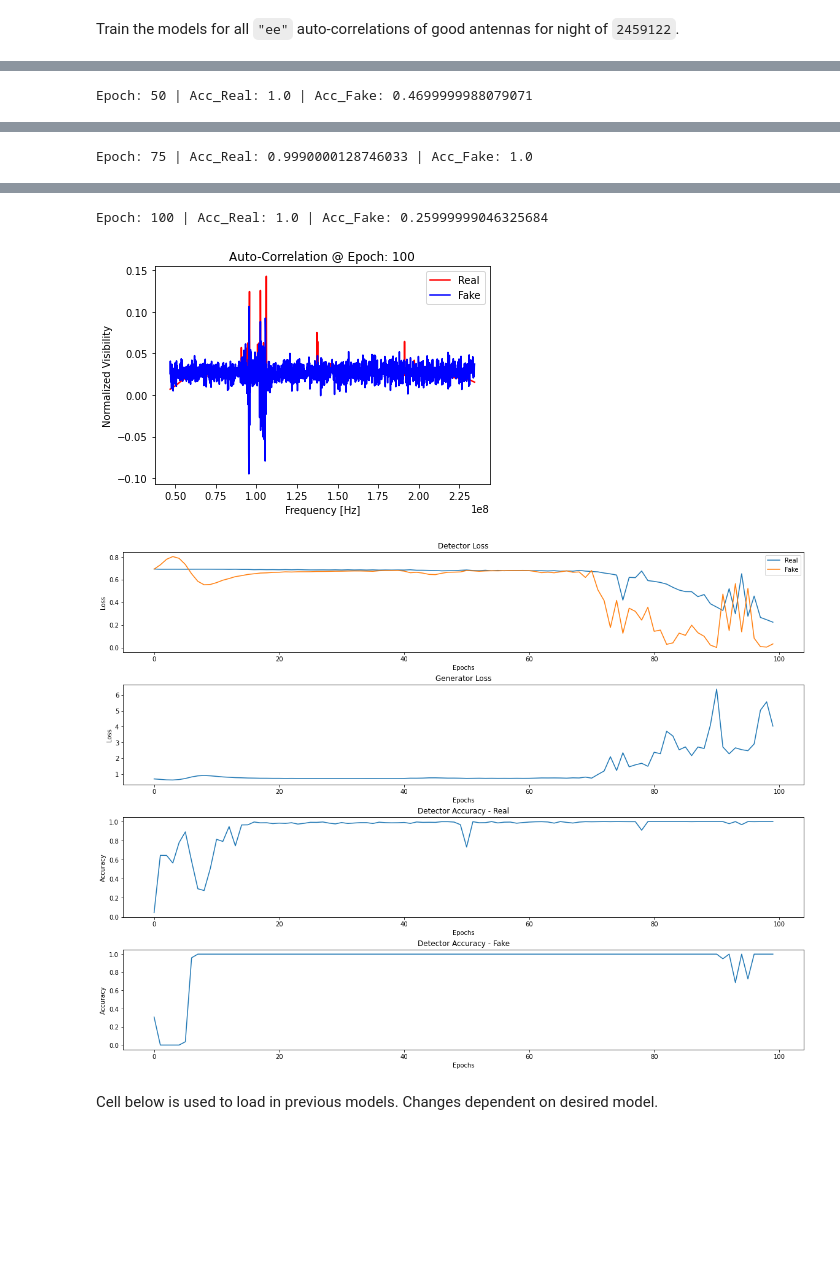
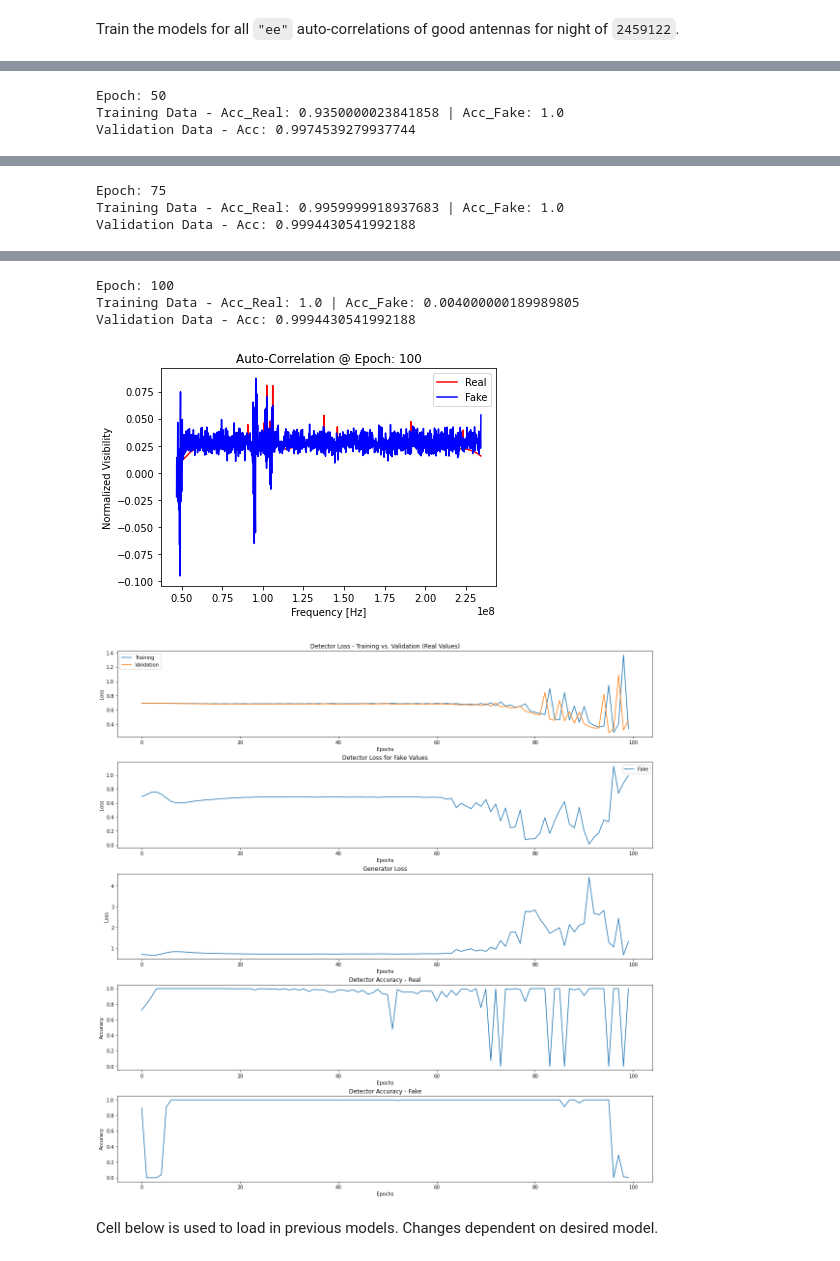
Before and after one commit to jshy883/jshy883-2459122-H4C_Machine-Learning_Practice-, a Jupyter notebook: hera_data_practice_v3.ipynb, the cells around one changed output, grey strips where cells are left out. Drawn from its saved outputs; the diff is of its cells as text; code cells hidden in the pictures; blank space fills up the shorter version.

Commit message:
Added normalization/reshape function for validation data. Reformatted loss/accuracy plots.

```diff
--- a/hera_data_practice_v3.ipynb
+++ b/hera_data_practice_v3.ipynb
@@ -219,3 +203,7 @@ np.save('2459122_good_auto-corrs_valid.npy',auto_data_valid)
+# %%
+auto_data_train = np.load('2459122_good_auto-corrs_train.npy')
+auto_data_valid = np.load('2459122_good_auto-corrs_valid.npy')
+freqs = np.load('HERA_auto-corr_freqs.npy')
 # %% [markdown]
 ## 2. Generative Adversarial Neural Network
 # %% [markdown]
@@ -472,3 +464,5 @@ def generate_real_values(batch_size,good_key,data):
     Y = np.ones((batch_size,1)) # associated real flags for each retrieved auto-correlations
     X = tf.keras.utils.normalize(X, axis=1) # normalization of data for quicker, less-computational IMPORTANT ASPECT
     return X, Y
+# %%
+x,y = generate_real_values(512,auto_data_train) # test function to make sure it grabs and organizing seemingly valid data
@@ -520,3 +519,19 @@ def generate_fake(generator, latent_dim, batch_size):
+# %%
+def generate_validation(val_data):
+    """Generates normalized validation data set of auto-correlations
+
+    Arguments:
+    val_data (numpy array) -- raw auto-correlation validation array, shape is (# of signals, frequencies)
+
+    Returns:
+    X (numpy array) -- normalized and reshaped auto-correlation validation array, shape is (# of signals, frequencies, 1)
+    y (numpy array) -- flags signifying real signal of the same length as the 0th dimension of X
+
+    """
+    X = val_data.reshape((len(val_data),len(val_data[0]),1))
+    X = tf.keras.utils.normalize(X, axis=1)
+    y = np.ones((len(X),1))
+    return X, y
 # %% [markdown]
 ### Train Models
 The below function trains the detector and GAN. It trains the detector at each epoch for a desired batch size of real and fake auto-correlations. It trains the GAN at a each epoch too. It is important to note that the GAN is sometimes formatted to train at a specific ratio to the detector. This was done, as it was noticed that the detector sometimes seems to train faster than the GAN can. Additionally, this function calls the two funcitions above to analyze the training success.
@@ -704,7 +730,7 @@ ratio = 1 # ratio of GAN to detector training per epoch
 
 # file save variables
 save_run = True # boolean to determine whether or not a save run is required
-run_num = '2' # run identification
+run_num = '4' # run identification
 dir_name = 'test-training_ID-{}'.format(run_num) # directory name for current model and training analysis results
 filepath_to_save = '/users/jshy/mylustre/machine_learning/2459122-H4C_Machine-Learning_Practice/training-analysis'# directory in which to save folders to for current models
 date_time = datetime.now().strftime("%m/%d/%Y %H:%M:%S") # current date and time
@@ -712,12 +738,11 @@ commit = ''
 
 model_comments = '''
 This is a test run of the auto-correlation training on the "ee" data from night of 2459122.
-The main focus is to test the integration of some new file-saving methods
+The main focus is to test the integration of the new validation data and plot formats.
+Additionally, a new normalization process for the validation set was introduced.
 
 Modifications from previous runs:
-- created new path for model and plot saving
-- added new information into the training read-me document
-- changed filename of a plot
+- created 'generate_validation' function to produce normalized and reshape validation set
 '''
 
 reference_notes = '''
@@ -725,6 +750,8 @@ The notebook used to generate this model is "hera_data_practice_v3.ipynb" with m
 It is a test run.
 The auto-correlation ("ee") training set was randomly chosen from all good antennas flagged on the night of 2459122 for all integration time files located in the H4C directory in HERA lustre.
 Reference the text files in the parent directory for filepaths to auto-correlation data and good/bad antenna categorization.
+The training set is grabbed from '2459122_good_auto-corrs_train.npy'.
+The validation set is grabbed from '2459122_good_auto-corrs_valid.npy'.
 '''
 
 detector_layout = '''
@@ -937,7 +964,7 @@ Train the models for all `"ee"` auto-correlations of good antennas for night of
 # %%
 train(generator=generator, detector=detector, gan=gan, latent_dim=latent_dim,
       n_inputs=n_inputs, n_epochs=n_epochs, n_eval=n_eval, batch_size=batch_size
-      ,ratio=ratio,good_key=good_key_ee,data=data,save_run=save_run, dir_name=dir_name, filepath_to_save=filepath_to_save,
+      ,ratio=ratio,good_key=good_key_ee,data=auto_data_train, val_data=auto_data_valid, freqs=freqs, save_run=save_run, dir_name=dir_name, filepath_to_save=filepath_to_save,
       date_time=date_time, model_comments=model_comments, reference_notes=reference_notes, detector_layout=detector_layout,
       generator_layout=generator_layout, gan_layout=gan_layout, run_num=run_num, commit=commit)
 # %% [output]
@@ -946 +976,3 @@ Epoch: 25 | Acc_Real: 1.0 | Acc_Fake: 1.0
-Epoch: 50 | Acc_Real: 1.0 | Acc_Fake: 0.4699999988079071
+Epoch: 50
+Training Data - Acc_Real: 0.9350000023841858 | Acc_Fake: 1.0
+Validation Data - Acc: 0.9974539279937744
@@ -948 +980,3 @@ Epoch: 50 | Acc_Real: 1.0 | Acc_Fake: 0.4699999988079071
-Epoch: 75 | Acc_Real: 0.9990000128746033 | Acc_Fake: 1.0
+Epoch: 75
+Training Data - Acc_Real: 0.9959999918937683 | Acc_Fake: 1.0
+Validation Data - Acc: 0.9994430541992188
@@ -950,6 +984,8 @@ Epoch: 75 | Acc_Real: 0.9990000128746033 | Acc_Fake: 1.0
-Epoch: 100 | Acc_Real: 1.0 | Acc_Fake: 0.25999999046325684
+Epoch: 100
+Training Data - Acc_Real: 1.0 | Acc_Fake: 0.004000000189989805
+Validation Data - Acc: 0.9994430541992188
-[figure, old version]
+[figure, new version]
-[figure, old version]
+[figure, new version]
 # %% [markdown]
 Cell below is used to load in previous models. Changes dependent on desired model.
 # %%
```
Also changed, not shown: parts of 34 cells of this notebook.
